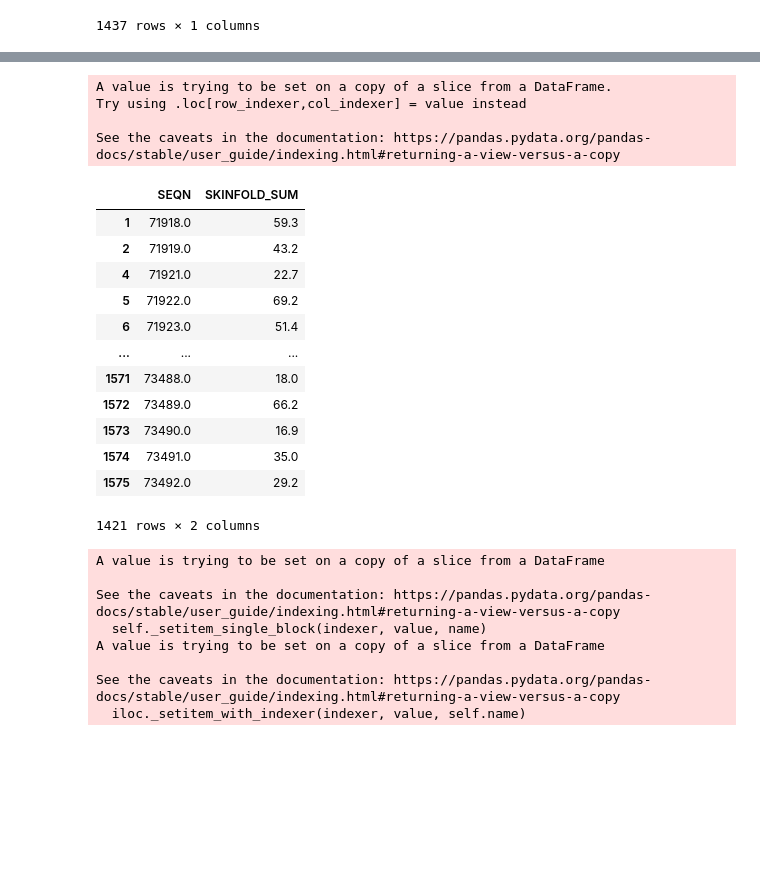
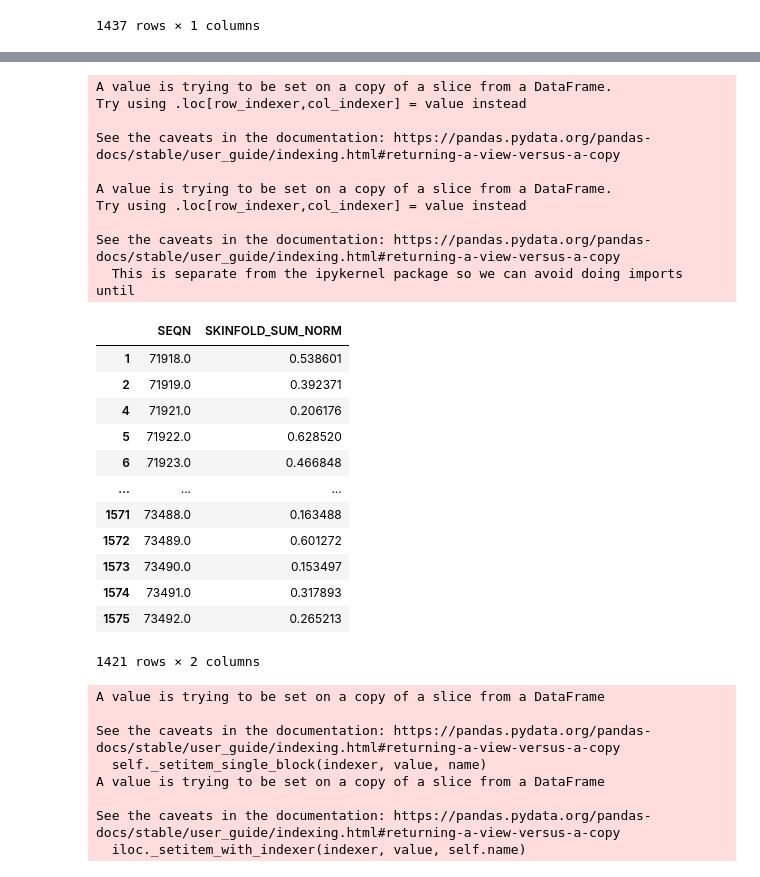
Before and after one commit to tkarani1/ml-hw1, a Jupyter notebook: Copy_of_homework1.ipynb, the cells around one changed output, grey strips where cells are left out. Saved outputs shown, nothing was run; the diff lists cells and outputs as text; code cells hidden in the pictures; blank space fills up the shorter version.

Commit message:
normalized skinfold sum

```diff
--- a/Copy_of_homework1.ipynb
+++ b/Copy_of_homework1.ipynb
@@ -169,25 +185,32 @@ sleep_awake_feat
 # %%
 skinfold = skinfold.dropna()
 skinfold['SKINFOLD_SUM'] = skinfold['BMXCALFF'] + skinfold['BMXSUB'] + skinfold['BMXTRI']
-skinfold_feat = skinfold.filter(['SEQN','SKINFOLD_SUM'], axis=1)
+skinfold['SKINFOLD_SUM_NORM'] = skinfold['SKINFOLD_SUM'] / (skinfold['SKINFOLD_SUM']).max()
+skinfold_feat = skinfold.filter(['SEQN','SKINFOLD_SUM_NORM'], axis=1)
 skinfold_feat
 # %% [output]
 A value is trying to be set on a copy of a slice from a DataFrame.
 Try using .loc[row_indexer,col_indexer] = value instead
 
 See the caveats in the documentation: https://pandas.pydata.org/pandas-docs/stable/user_guide/indexing.html#returning-a-view-versus-a-copy
+
+A value is trying to be set on a copy of a slice from a DataFrame.
+Try using .loc[row_indexer,col_indexer] = value instead
+
+See the caveats in the documentation: https://pandas.pydata.org/pandas-docs/stable/user_guide/indexing.html#returning-a-view-versus-a-copy
+  This is separate from the ipykernel package so we can avoid doing imports until
-|  | SEQN | SKINFOLD_SUM |
-| 1 | 71918.0 | 59.3 |
-| 2 | 71919.0 | 43.2 |
-| 4 | 71921.0 | 22.7 |
-| 5 | 71922.0 | 69.2 |
-| 6 | 71923.0 | 51.4 |
+|  | SEQN | SKINFOLD_SUM_NORM |
+| 1 | 71918.0 | 0.538601 |
+| 2 | 71919.0 | 0.392371 |
+| 4 | 71921.0 | 0.206176 |
+| 5 | 71922.0 | 0.628520 |
+| 6 | 71923.0 | 0.466848 |
 | ... | ... | ... |
-| 1571 | 73488.0 | 18.0 |
-| 1572 | 73489.0 | 66.2 |
-| 1573 | 73490.0 | 16.9 |
-| 1574 | 73491.0 | 35.0 |
-| 1575 | 73492.0 | 29.2 |
+| 1571 | 73488.0 | 0.163488 |
+| 1572 | 73489.0 | 0.601272 |
+| 1573 | 73490.0 | 0.153497 |
+| 1574 | 73491.0 | 0.317893 |
+| 1575 | 73492.0 | 0.265213 |
 1421 rows × 2 columns
 # %%
 cardio_level = cardio_level.dropna()
```
Also changed, not shown: parts of 5 cells of this notebook.
